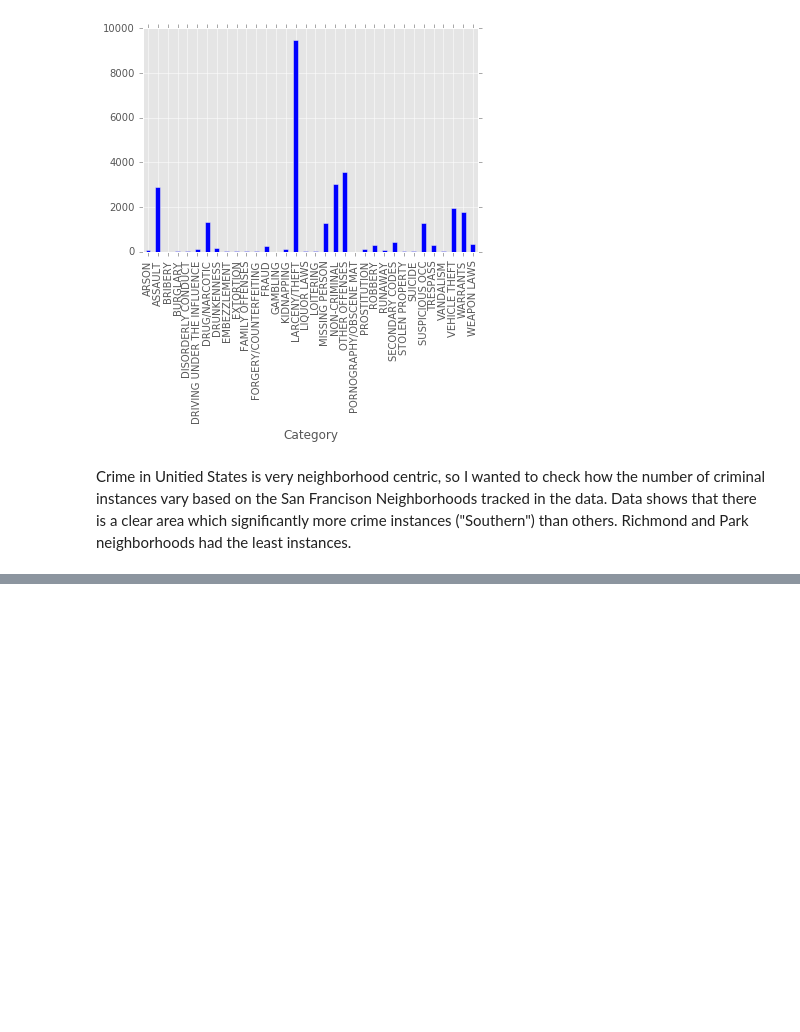
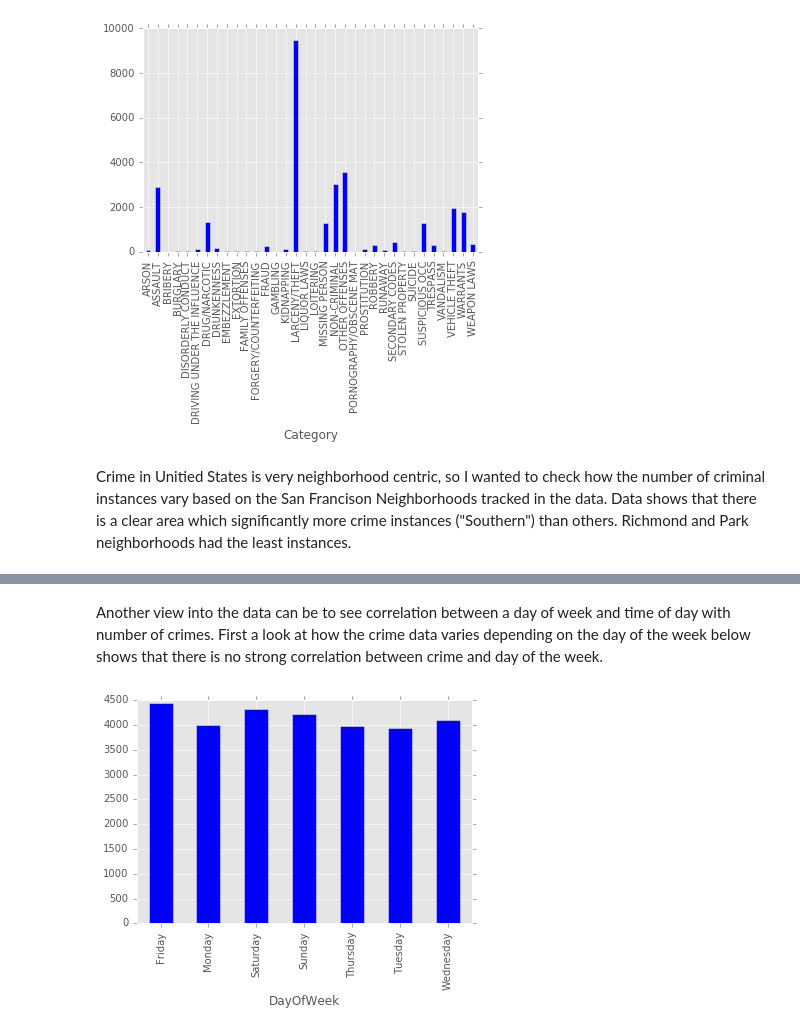
Before and after one commit to a-d-i/dssfodata, a Jupyter notebook: sfocrimeanalysis.ipynb, the cells around one changed output, grey strips where cells are left out. Drawn from its saved outputs; the diff is of its cells as text; code cells hidden in the pictures; blank space fills up the shorter version.

Commit message:
day and time based analysis

```diff
--- a/sfocrimeanalysis.ipynb
+++ b/sfocrimeanalysis.ipynb
@@ -26,4 +25,10 @@ df.groupby('PdDistrict').size().plot(kind='bar')
 [figure]
+# %% [markdown]
+Another view into the data can be to see correlation between a day of week and time of day with number of crimes. First a look at how the crime data varies depending on the day of the week below shows that there is no strong correlation between crime and day of the week.
+# %%
+df.groupby('DayOfWeek').size().plot(kind='bar');
+# %% [output]
+[figure, added]
 # %%
 map = Basemap(projection='merc', lat_0 = 37, lon_0 = -122,
     resolution = 'h', area_thresh = 0.1,
```
Also changed, not shown: parts of 8 cells of this notebook.
